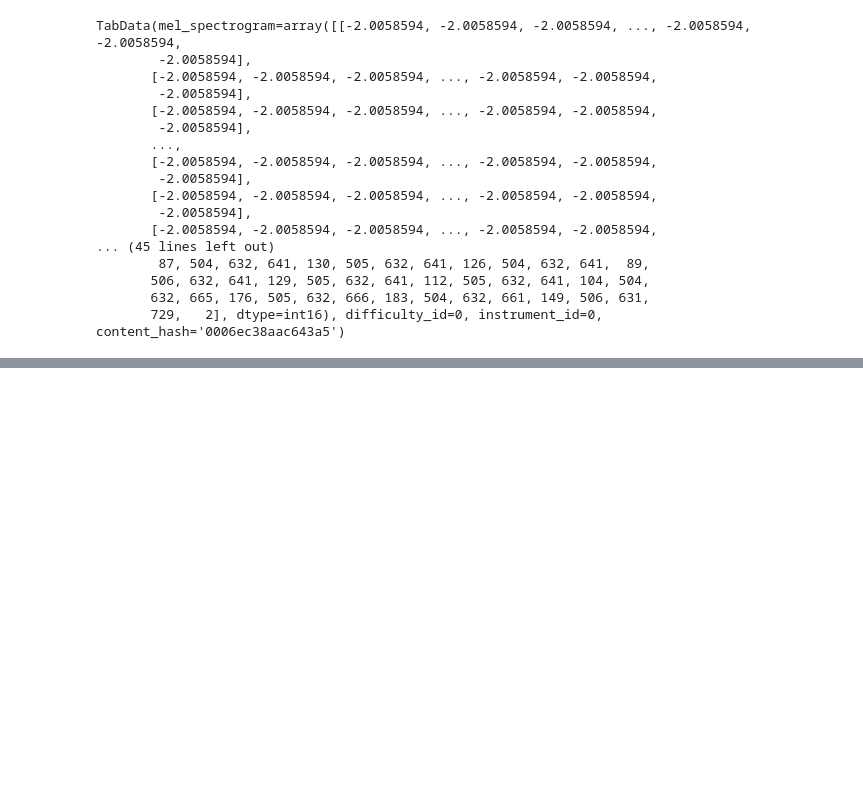
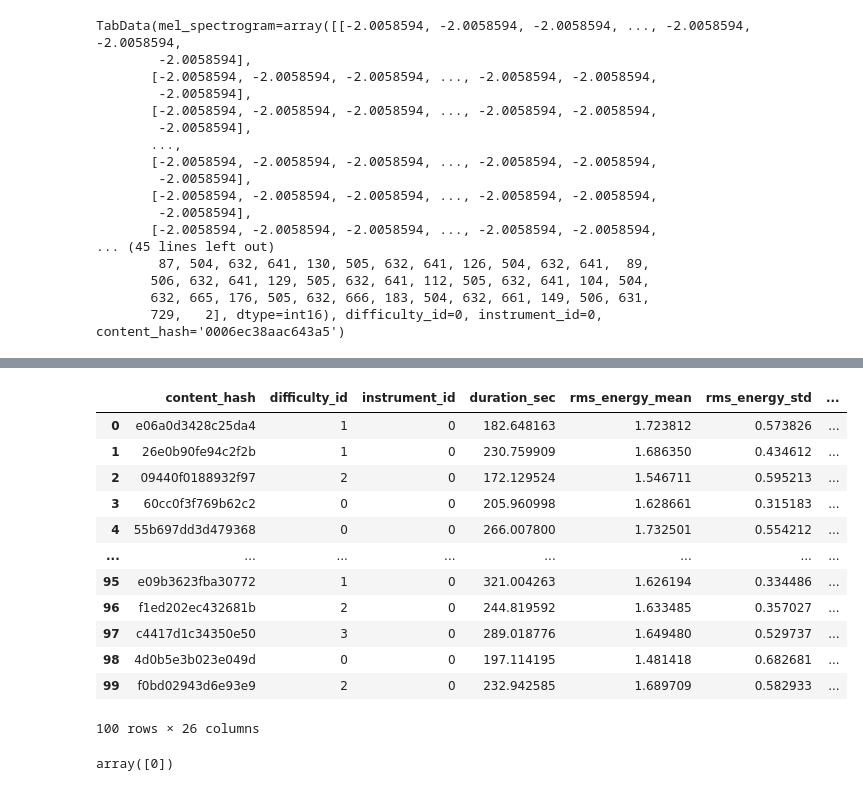
Before and after one commit to MattGroho/tab-hero, a Jupyter notebook: scripts/unsupersived_pipeline/file_inspection.ipynb, the cells around one changed output, grey strips where cells are left out. Cells and saved outputs as stored; diff of their text form; code cells hidden in the pictures; blank space fills up the shorter version.

```diff
--- a/scripts/unsupersived_pipeline/file_inspection.ipynb
+++ b/scripts/unsupersived_pipeline/file_inspection.ipynb
@@ -62,0 +102,21 @@ TabData(mel_spectrogram=array([[-2.0058594, -2.0058594, -2.0058594, ..., -2.0058
+# %%
+sample_100 = pd.read_csv('e:\\Python Projects\\tab-hero\\sample_features.csv')
+sample_100
+# %% [output]
+|  | content_hash | difficulty_id | instrument_id | duration_sec | rms_energy_mean | rms_energy_std | ... |
+| 0 | e06a0d3428c25da4 | 1 | 0 | 182.648163 | 1.723812 | 0.573826 | ... |
+| 1 | 26e0b90fe94c2f2b | 1 | 0 | 230.759909 | 1.686350 | 0.434612 | ... |
+| 2 | 09440f0188932f97 | 2 | 0 | 172.129524 | 1.546711 | 0.595213 | ... |
+| 3 | 60cc0f3f769b62c2 | 0 | 0 | 205.960998 | 1.628661 | 0.315183 | ... |
+| 4 | 55b697dd3d479368 | 0 | 0 | 266.007800 | 1.732501 | 0.554212 | ... |
+| ... | ... | ... | ... | ... | ... | ... | ... |
+| 95 | e09b3623fba30772 | 1 | 0 | 321.004263 | 1.626194 | 0.334486 | ... |
+| 96 | f1ed202ec432681b | 2 | 0 | 244.819592 | 1.633485 | 0.357027 | ... |
+| 97 | c4417d1c34350e50 | 3 | 0 | 289.018776 | 1.649480 | 0.529737 | ... |
+| 98 | 4d0b5e3b023e049d | 0 | 0 | 197.114195 | 1.481418 | 0.682681 | ... |
+| 99 | f0bd02943d6e93e9 | 2 | 0 | 232.942585 | 1.689709 | 0.582933 | ... |
+100 rows × 26 columns
+# %%
+sample_100.instrument_id.unique()
+# %% [output]
+array([0])
```
Also changed, not shown: parts of 18 cells of this notebook, 2 other files.
